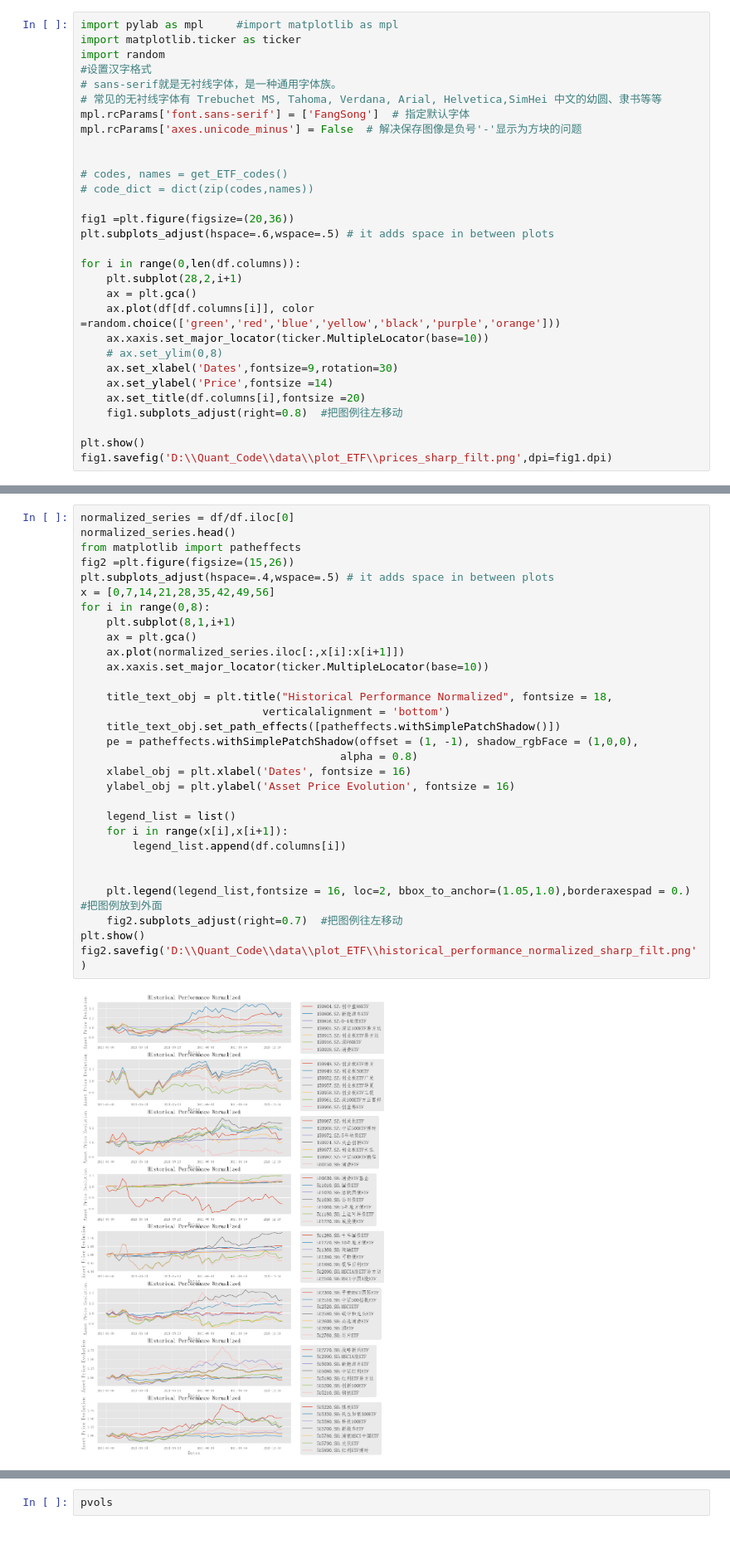
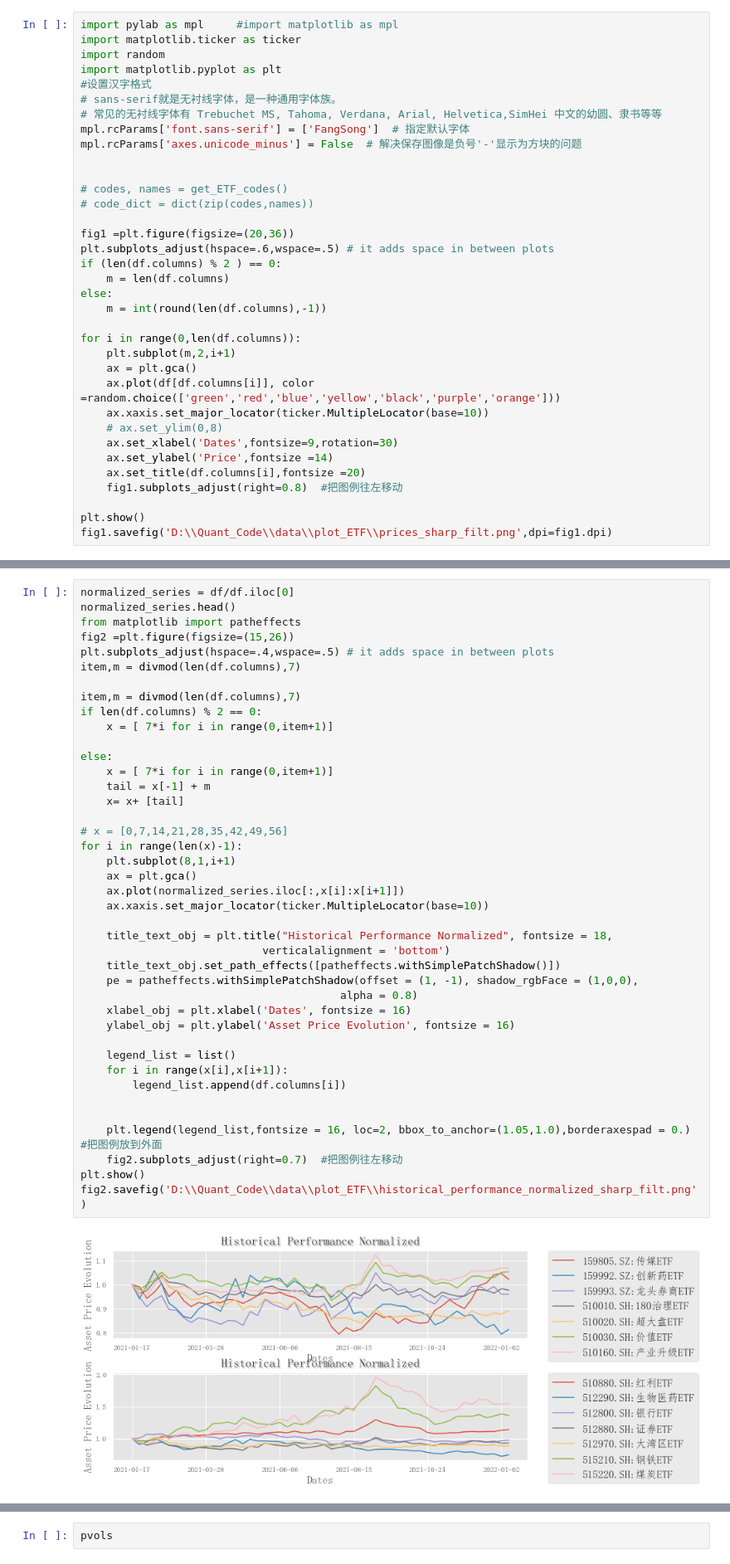
Before and after one commit to rufushuachen/code_bk, a Jupyter notebook: ETF.ipynb, the cells around one changed output, grey strips where cells are left out. Shown at 83% size. Saved outputs shown, nothing was run; the diff lists cells and outputs as text; blank space fills up the shorter version.

```diff
--- a/ETF.ipynb
+++ b/ETF.ipynb
@@ -150,6 +80,7 @@ df.head()
 import pylab as mpl     #import matplotlib as mpl
 import matplotlib.ticker as ticker
 import random
+import matplotlib.pyplot as plt
 #设置汉字格式
 # sans-serif就是无衬线字体，是一种通用字体族。
 # 常见的无衬线字体有 Trebuchet MS, Tahoma, Verdana, Arial, Helvetica,SimHei 中文的幼圆、隶书等等
@@ -162,9 +93,13 @@ mpl.rcParams['axes.unicode_minus'] = False  # 解决保存图像是负号'-'显
 
 fig1 =plt.figure(figsize=(20,36))
 plt.subplots_adjust(hspace=.6,wspace=.5) # it adds space in between plots
+if (len(df.columns) % 2 ) == 0:
+    m = len(df.columns)
+else:
+    m = int(round(len(df.columns),-1))
 
 for i in range(0,len(df.columns)):
-    plt.subplot(28,2,i+1)
+    plt.subplot(m,2,i+1)
     ax = plt.gca()
     ax.plot(df[df.columns[i]], color =random.choice(['green','red','blue','yellow','black','purple','orange']))
     ax.xaxis.set_major_locator(ticker.MultipleLocator(base=10))
@@ -181,35 +116,46 @@ fig1.savefig('D:\\Quant_Code\\data\\plot_ETF\\prices_sharp_filt.png',dpi=fig1.dp
 # %%
 normalized_series = df/df.iloc[0]
 normalized_series.head()
 from matplotlib import patheffects
 fig2 =plt.figure(figsize=(15,26))
 plt.subplots_adjust(hspace=.4,wspace=.5) # it adds space in between plots
-x = [0,7,14,21,28,35,42,49,56]
-for i in range(0,8):
+item,m = divmod(len(df.columns),7)
+
+item,m = divmod(len(df.columns),7)
+if len(df.columns) % 2 == 0:
+    x = [ 7*i for i in range(0,item+1)]
+
+else:
+    x = [ 7*i for i in range(0,item+1)]
+    tail = x[-1] + m
+    x= x+ [tail]
+
+# x = [0,7,14,21,28,35,42,49,56]
+for i in range(len(x)-1):
     plt.subplot(8,1,i+1)
     ax = plt.gca()
     ax.plot(normalized_series.iloc[:,x[i]:x[i+1]])
     ax.xaxis.set_major_locator(ticker.MultipleLocator(base=10))
 
     title_text_obj = plt.title("Historical Performance Normalized", fontsize = 18,
                             verticalalignment = 'bottom')
     title_text_obj.set_path_effects([patheffects.withSimplePatchShadow()])
     pe = patheffects.withSimplePatchShadow(offset = (1, -1), shadow_rgbFace = (1,0,0),
                                         alpha = 0.8)
     xlabel_obj = plt.xlabel('Dates', fontsize = 16)
     ylabel_obj = plt.ylabel('Asset Price Evolution', fontsize = 16)
 
     legend_list = list()
     for i in range(x[i],x[i+1]):
         legend_list.append(df.columns[i])
 
 
     plt.legend(legend_list,fontsize = 16, loc=2, bbox_to_anchor=(1.05,1.0),borderaxespad = 0.) #把图例放到外面
     fig2.subplots_adjust(right=0.7)  #把图例往左移动
 plt.show()
 fig2.savefig('D:\\Quant_Code\\data\\plot_ETF\\historical_performance_normalized_sharp_filt.png')
 # %% [output]
-[figure, old version]
+[figure, new version]
 # %%
 df_returns = np.log(df/df.shift(1))
 df_returns.dropna(inplace=True)
```
Also changed, not shown: parts of 19 cells of this notebook, 1 other file.
